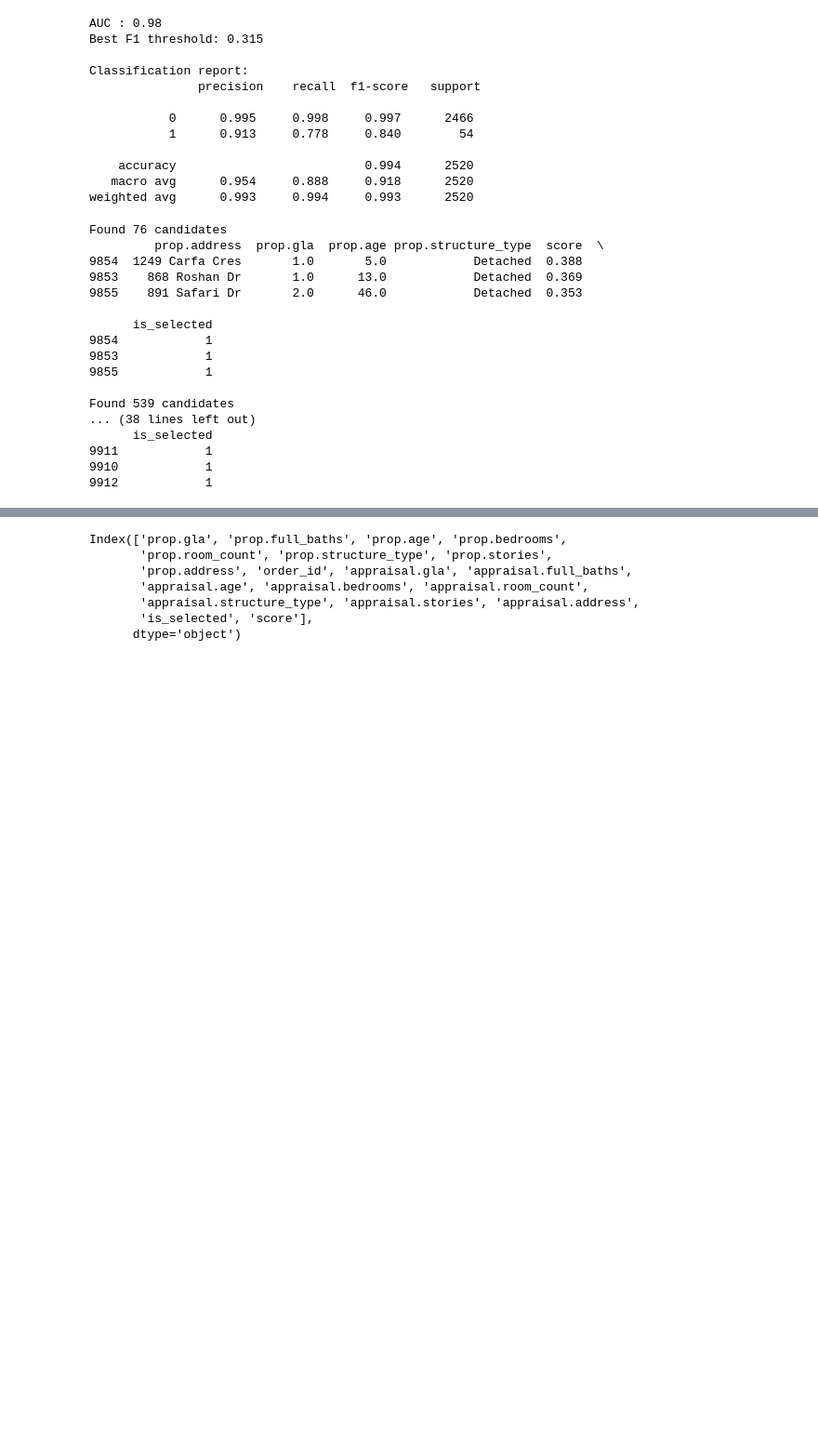
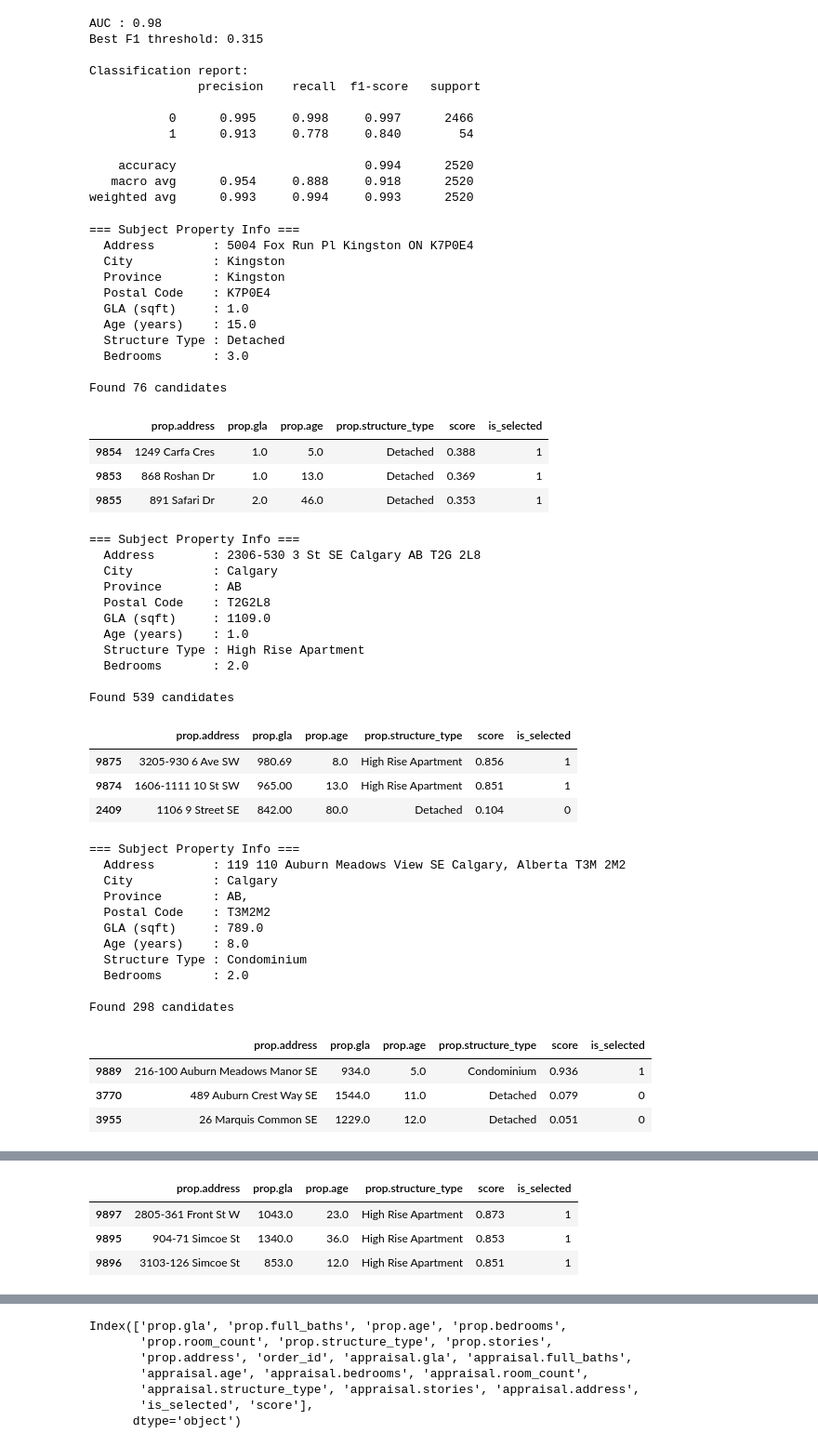
Before and after one commit to pranjali-22/Property-Recommendation-System, a Jupyter notebook: ml-pipeline.ipynb, the cells around one changed output, grey strips where cells are left out. Shown at 93% size. Saved outputs shown, nothing was run; the diff lists cells and outputs as text; code cells hidden in the pictures; blank space fills up the shorter version.

```diff
--- a/ml-pipeline.ipynb
+++ b/ml-pipeline.ipynb
@@ -513,34 +514,71 @@ weighted avg      0.993     0.994     0.993      2520
 # %%
 test_subjects = merged_df.iloc[test_idx]['order_id'].unique()
 for oid in test_subjects[:5]:
     subj = appraisal_df[appraisal_df['order_id'] == oid]
     subj = subj.iloc[0]
+    print("\n=== Subject Property Info ===")
+    print(f"  Address        : {subj['address']}")
+    print(f"  City           : {subj['city']}")
+    print(f"  Province       : {subj['province']}")
+    print(f"  Postal Code    : {subj['postal_code']}")
+    print(f"  GLA (sqft)     : {subj['gla']}")
+    print(f"  Age (years)    : {subj['age']}")
+    print(f"  Structure Type : {subj['structure_type']}")
+    print(f"  Bedrooms       : {subj['bedrooms']}")
     cols = ['address', 'city', 'province', 'postal_code', 'gla', 'age', 'structure_type', 'bedrooms']
     have = [c for c in cols if c in appraisal_df.columns]
     cand = merged_df[merged_df['order_id'] == oid].copy()
     print(f"\nFound {len(cand)} candidates")
     top3 = cand.nlargest(3, 'score')
     top3 = top3[[
     'prop.address', 'prop.gla', 'prop.age', 'prop.structure_type',
     'score', 'is_selected'
     ]].copy()
     top3['score'] = top3['score'].round(3)
-    print(top3)
+    display(top3)
 # %% [output]
+=== Subject Property Info ===
+  Address        : 5004 Fox Run Pl Kingston ON K7P0E4
+  City           : Kingston
+  Province       : Kingston
+  Postal Code    : K7P0E4
+  GLA (sqft)     : 1.0
+  Age (years)    : 15.0
+  Structure Type : Detached
+  Bedrooms       : 3.0
+
 Found 76 candidates
-         prop.address  prop.gla  prop.age prop.structure_type  score  \
-9854  1249 Carfa Cres       1.0       5.0            Detached  0.388
-9853    868 Roshan Dr       1.0      13.0            Detached  0.369
-9855    891 Safari Dr       2.0      46.0            Detached  0.353
-
-      is_selected
-9854            1
-9853            1
-9855            1
-
-Found 539 candidates
-... (38 lines left out)
-      is_selected
-9911            1
-9910            1
-9912            1
+|  | prop.address | prop.gla | prop.age | prop.structure_type | score | is_selected |
+| 9854 | 1249 Carfa Cres | 1.0 | 5.0 | Detached | 0.388 | 1 |
+| 9853 | 868 Roshan Dr | 1.0 | 13.0 | Detached | 0.369 | 1 |
+| 9855 | 891 Safari Dr | 2.0 | 46.0 | Detached | 0.353 | 1 |
+=== Subject Property Info ===
+  Address        : 2306-530 3 St SE Calgary AB T2G 2L8
+  City           : Calgary
+  Province       : AB
+  Postal Code    : T2G2L8
+  GLA (sqft)     : 1109.0
+  Age (years)    : 1.0
+  Structure Type : High Rise Apartment
+  Bedrooms       : 2.0
+
+Found 539 candidates
+|  | prop.address | prop.gla | prop.age | prop.structure_type | score | is_selected |
+| 9875 | 3205-930 6 Ave SW | 980.69 | 8.0 | High Rise Apartment | 0.856 | 1 |
+| 9874 | 1606-1111 10 St SW | 965.00 | 13.0 | High Rise Apartment | 0.851 | 1 |
+| 2409 | 1106 9 Street SE | 842.00 | 80.0 | Detached | 0.104 | 0 |
+=== Subject Property Info ===
+  Address        : 119 110 Auburn Meadows View SE Calgary, Alberta T3M 2M2
+  City           : Calgary
+  Province       : AB,
+  Postal Code    : T3M2M2
+  GLA (sqft)     : 789.0
+  Age (years)    : 8.0
+  Structure Type : Condominium
+  Bedrooms       : 2.0
+
+Found 298 candidates
+|  | prop.address | prop.gla | prop.age | prop.structure_type | score | is_selected |
+| 9889 | 216-100 Auburn Meadows Manor SE | 934.0 | 5.0 | Condominium | 0.936 | 1 |
+| 3770 | 489 Auburn Crest Way SE | 1544.0 | 11.0 | Detached | 0.079 | 0 |
+| 3955 | 26 Marquis Common SE | 1229.0 | 12.0 | Detached | 0.051 | 0 |
@@ -546,0 +596,4 @@ Found 539 candidates
+|  | prop.address | prop.gla | prop.age | prop.structure_type | score | is_selected |
+| 9897 | 2805-361 Front St W | 1043.0 | 23.0 | High Rise Apartment | 0.873 | 1 |
+| 9895 | 904-71 Simcoe St | 1340.0 | 36.0 | High Rise Apartment | 0.853 | 1 |
+| 9896 | 3103-126 Simcoe St | 853.0 | 12.0 | High Rise Apartment | 0.851 | 1 |
```
Also changed, not shown: parts of 5 cells of this notebook, 2 other files.
